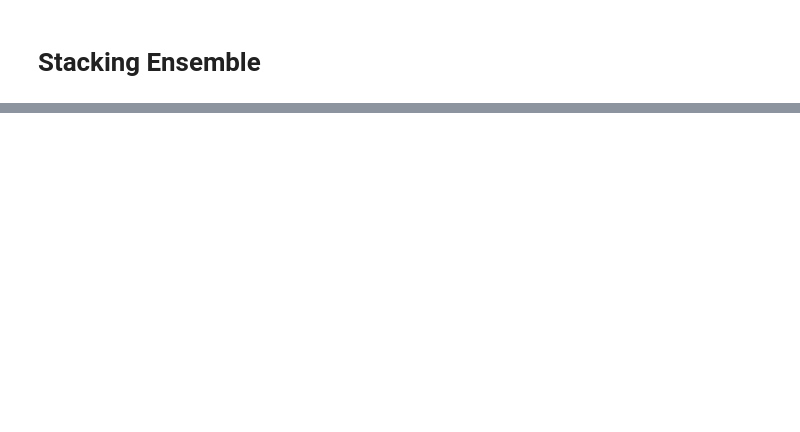
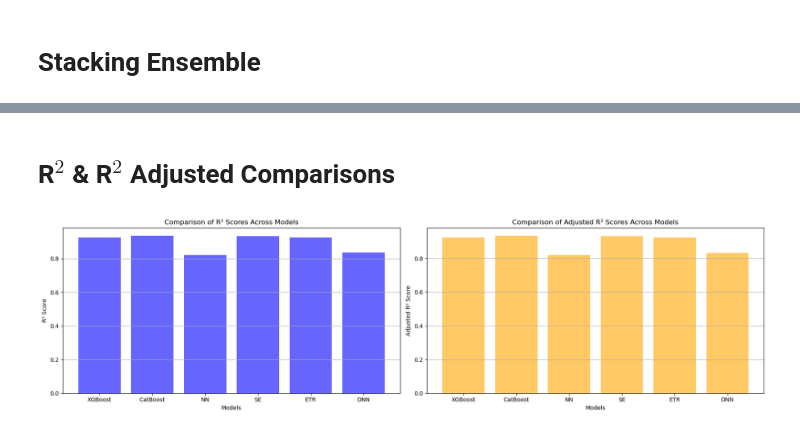
Before and after one commit to BoushBoo/pvt-prediction-ml-, a Jupyter notebook: Phase 2/Pb (1225).ipynb, the cells around one changed output, grey strips where cells are left out. Saved outputs shown, nothing was run; the diff lists cells and outputs as text; code cells hidden in the pictures; blank space fills up the shorter version.

```diff
--- a/Phase 2/Pb (1225).ipynb
+++ b/Phase 2/Pb (1225).ipynb
@@ -303,0 +466,33 @@ Best Stacked Ensemble Score: -219.2226, Best MSE: 97693.3175, Best RMSE: 312.559
+# %% [markdown]
+# R$^{2}$ & R$^{2}$ Adjusted  Comparisons
+# %%
+# Define x labels for models
+x_labels = ["XGBoost", "CatBoost", "NN" ,"SE", "ETR", "DNN"]
+
+# Define y values for R² and Adjusted R² (handle None values)
+r2_values = [best_xgb_r2, best_cat_r2,best_nn_r2, stack_r2, et_r2, best_dnn_r2]
+adjusted_r2_values = [val if val is not None else 0 for val in [best_xgb_adj_r2, best_cat_adj_r2, best_nn_adj_r2, stack_adj_r2, et_adj_r2, best_dnn_adj_r2]]
+
+# Create a figure with 2 columns (side-by-side subplots)
+plt.style.use('default')
+
+fig, axs = plt.subplots(1, 2, figsize=(18, 5))
+
+# Plot R² Scores
+axs[0].bar(x_labels, r2_values, color='blue', alpha=0.6)
+axs[0].set_title("Comparison of R² Scores Across Models")
+axs[0].set_xlabel("Models")
+axs[0].set_ylabel("R² Score")
+axs[0].grid(axis='y')
+
+# Plot Adjusted R² Scores
+axs[1].bar(x_labels, adjusted_r2_values, color='orange', alpha=0.6)
+axs[1].set_title("Comparison of Adjusted R² Scores Across Models")
+axs[1].set_xlabel("Models")
+axs[1].set_ylabel("Adjusted R² Score")
+axs[1].grid(axis='y')
+
+plt.tight_layout()
+plt.show()
+# %% [output]
+[figure, added]
```
Also changed, not shown: parts of 13 cells of this notebook, 6 other files.
